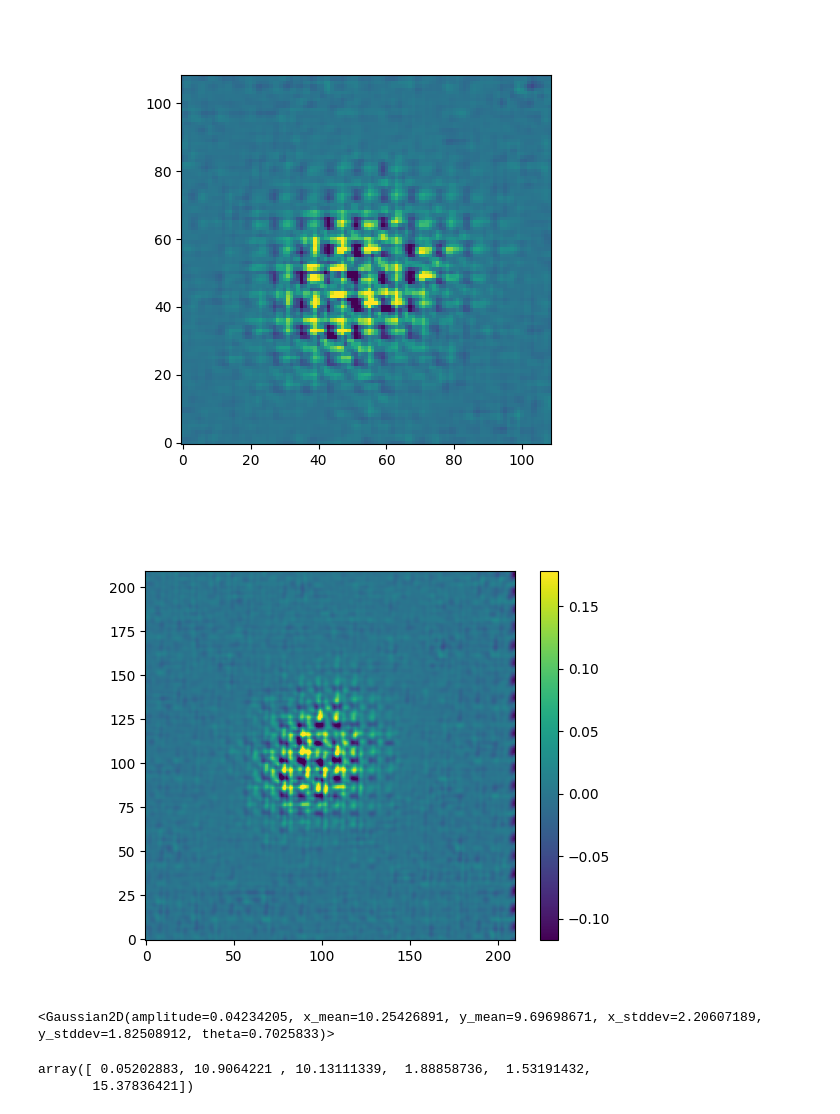
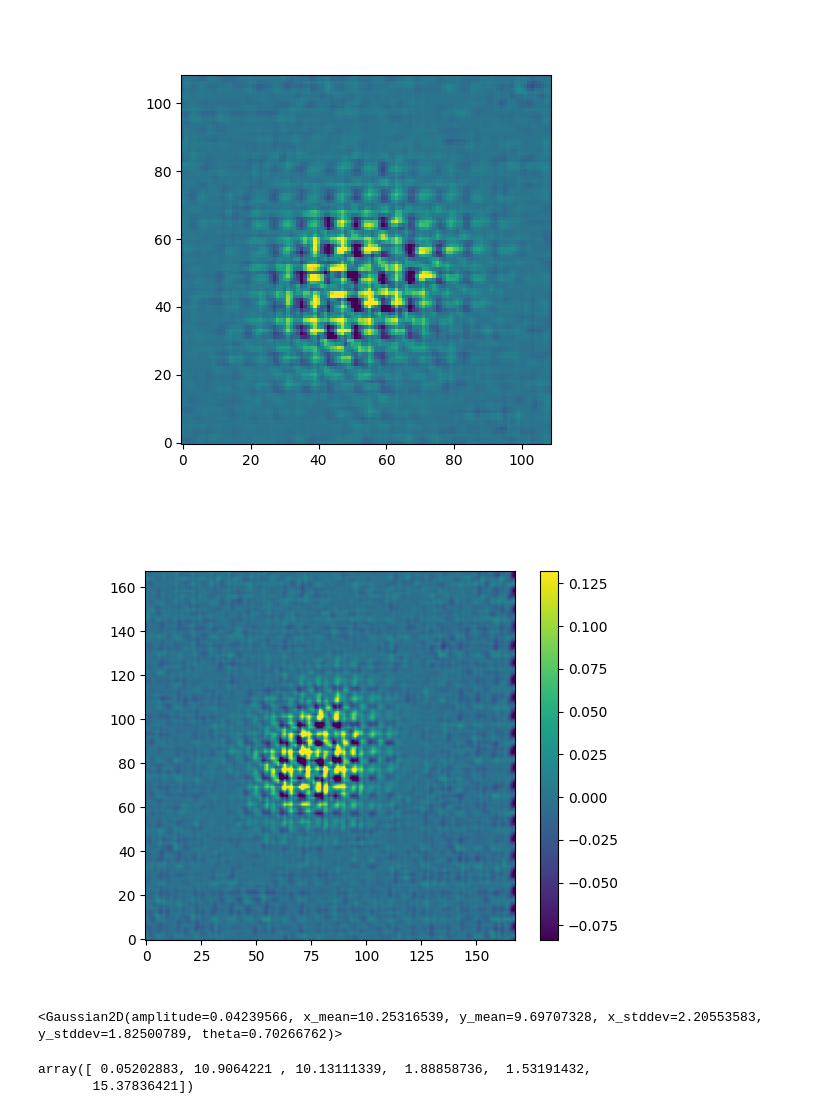
Before and after one commit to MaxFleming23/WiFeS_seeing, a Jupyter notebook: pipeline.ipynb, the cells around one changed output. Cells and saved outputs as stored; diff of their text form; code cells hidden in the pictures.

```diff
--- a/pipeline.ipynb
+++ b/pipeline.ipynb
@@ -2200,22 +2313,24 @@ No.    Name      Ver    Type      Cards   Dimensions   Format
   0  PRIMARY       1 PrimaryHDU       6   (217, 217)   float64
 [figure]
 # %%
-prec = 10
+prec = 8
 size = 21*prec
 x, y = np.mgrid[0:size, 0:size]/prec
 center = (size//2/prec,size//2/prec)
 
 psfmodel = load_object('/Users/astqx/Desktop/WiFeS/WiFeS_seeing/test_0/psf_model/OBK-530784-WiFeS-Acq--UT20231008T093800-5.psfmodel.pkl')
 psf_array = psfmodel.evaluate(x,y,1,*center)
 
+norm = simple_norm(psf_array, 'power', percent=99.0)
+
 plt.figure(clear=True)
 plt.imshow(psf_array, norm=norm, origin='lower', cmap='viridis')
 plt.colorbar()
 # plt.gca().invert_yaxis()
 # plt.gca().invert_xaxis()
 plt.show()
 # %% [output]
-[figure, old version]
+[figure, new version]
 # %%
 model = Gaussian2D(
     amplitude=np.max(psf_array),
@@ -2228,7 +2343,7 @@ fitter = TRFLSQFitter(calc_uncertainties=True)
 fitted_model = fitter(model,x,y,psf_array)
 fitted_model
 # %% [output]
-<Gaussian2D(amplitude=0.04234205, x_mean=10.25426891, y_mean=9.69698671, x_stddev=2.20607189, y_stddev=1.82508912, theta=0.7025833)>
+<Gaussian2D(amplitude=0.04239566, x_mean=10.25316539, y_mean=9.69707328, x_stddev=2.20553583, y_stddev=1.82500789, theta=0.70266762)>
 # %%
 # fitted_model.y_fwhm**2
 # %% [output]
```
Also changed, not shown: parts of 9 cells of this notebook, 39 other files.
